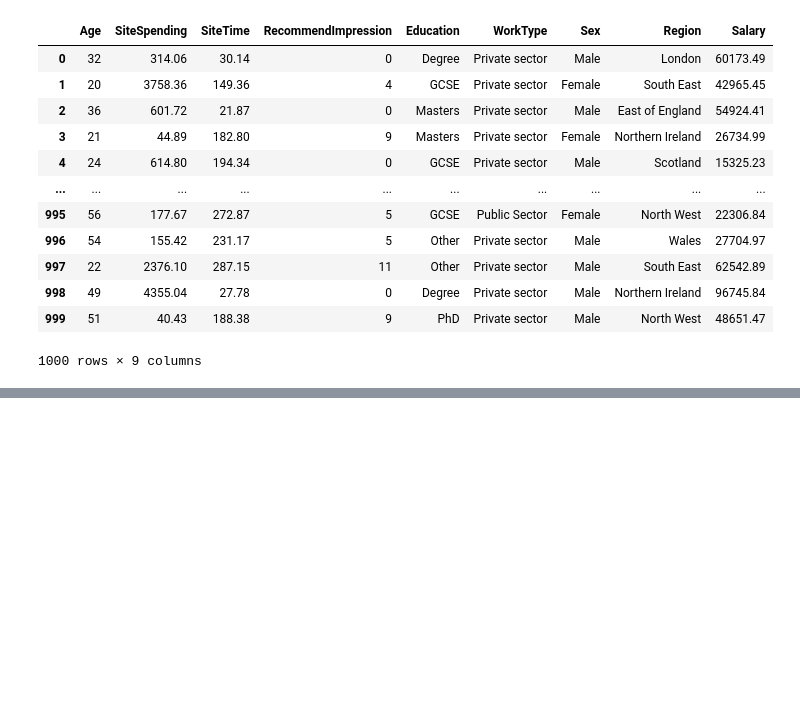
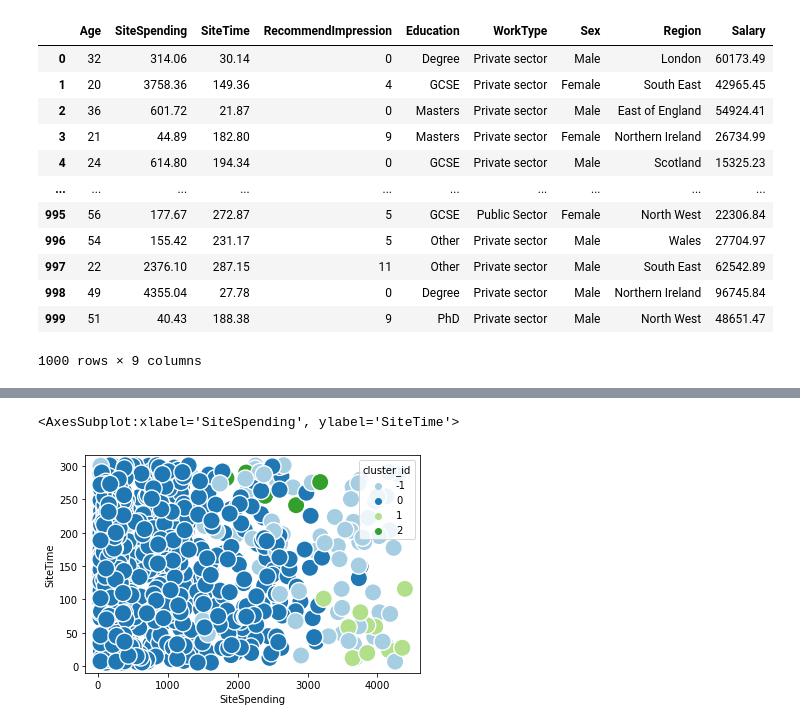
Before and after one commit to syedirfanx/revenue-forecasting, a Jupyter notebook: clustering.ipynb, the cells around one changed output, grey strips where cells are left out. Cells and saved outputs as stored; diff of their text form; code cells hidden in the pictures; blank space fills up the shorter version.

```diff
--- a/clustering.ipynb
+++ b/clustering.ipynb
@@ -20,0 +99,5 @@ data
+# %%
+sns.scatterplot(x.SiteSpending, x.SiteTime, hue = x.cluster_id, palette="Paired", s = 300)
+# %% [output]
+<AxesSubplot:xlabel='SiteSpending', ylabel='SiteTime'>
+[figure, added]
```
Also changed, not shown: parts of 10 cells of this notebook.
